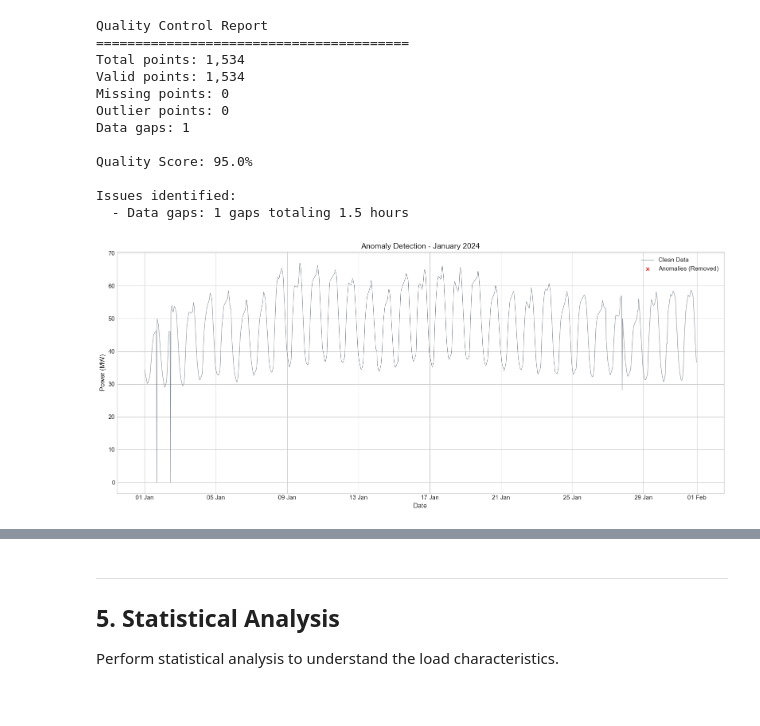
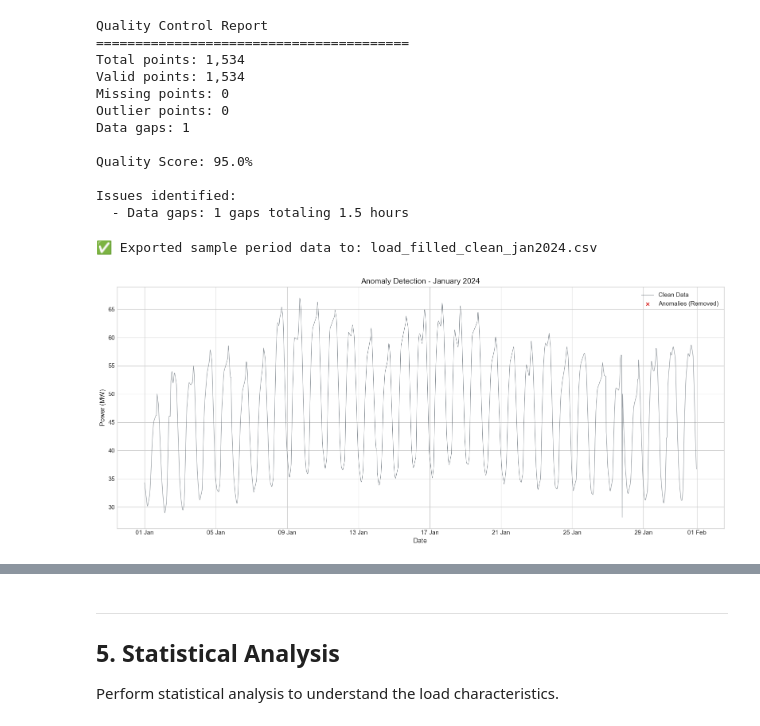
Before and after one commit to UKPN-DSO/ukpyn, a Jupyter notebook: examples/forecasting.ipynb, the cells around one changed output, grey strips where cells are left out. Cells and saved outputs as stored; diff of their text form; code cells hidden in the pictures.

```diff
--- a/examples/forecasting.ipynb
+++ b/examples/forecasting.ipynb
@@ -458,9 +448,9 @@ if len(powerflow_response.records) > 0:
         print(f"\nAggregated to substation level: {len(powerflow_df)} timestamps")
 
         # Export aggregated data to CSV as well
-        csv_filename_agg = f"powerflow_aggregated_{SELECTED_SUBSTATION.replace(' ', '_')}_{START_DATE}_to_{END_DATE}.csv"
-        powerflow_df.to_csv(csv_filename_agg)
-        print(f"✅ Saved aggregated data to: {csv_filename_agg}")
+        # csv_filename_agg = f"powerflow_aggregated_{SELECTED_SUBSTATION.replace(' ', '_')}_{START_DATE}_to_{END_DATE}.csv"
+        # powerflow_df.to_csv(csv_filename_agg)
+        # print(f"✅ Saved aggregated data to: {csv_filename_agg}")
 
         # Sanity check: compare aggregated load to transformer capacity
         if 'active_power_mw' in powerflow_df.columns:
@@ -840,0 +878,17 @@ No gaps were filled (no gaps found or all gaps exceeded max_gap_hours).
+# %%
+# Replace problematic values with NaN
+load_no_zeros = load_filled.copy()
+load_no_zeros[problematic_mask] = np.nan
+
+print(f"Replaced {problematic_mask.sum()} problematic values with NaN")
+
+# Re-fill gaps from zero/low value removal using linear interpolation
+load_filled_clean = fill_gaps(
+    load_no_zeros,
+    method='linear',
+    max_gap_hours=6.0  # Allow slightly longer interpolation for systematic issues
+)
+
+newly_filled = load_no_zeros.isna() & load_filled_clean.notna()
+print(f"Filled {newly_filled.sum()} gaps from zero/low value removal")
+print(f"Remaining NaN: {load_filled_clean.isna().sum()}")
@@ -843,9 +965,9 @@ No gaps were filled (no gaps found or all gaps exceeded max_gap_hours).
 
 Flag outliers using IQR method and create a clean dataset for forecasting.
 # %%
-# Flag outliers using IQR method
+# Flag outliers using IQR method (after zero/low value correction)
 outlier_flags = flag_outliers(
-    load_filled,
+    load_filled_clean,
     method='iqr',
     threshold=2.5
 )
@@ -854,7 +976,7 @@ n_outliers = outlier_flags.sum()
 print(f"Detected {n_outliers} outliers ({100*n_outliers/len(outlier_flags):.2f}%)")
 
 if n_outliers > 0:
-    outlier_values = load_filled[outlier_flags]
+    outlier_values = load_filled_clean[outlier_flags]
     print(f"\nOutlier statistics:")
     print(f"  Min outlier: {outlier_values.min():.2f} MW")
     print(f"  Max outlier: {outlier_values.max():.2f} MW")
@@ -898,27 +1020,29 @@ Issues identified:
 # %%
 # Visualize anomaly detection: clean data vs removed points
 fig, ax = plt.subplots(figsize=(16, 7))
 
 # Sample data for visualization (monthly sample for clarity)
-sample_period = load_filled['2024-01':'2024-01']  # January 2024
+sample_period = load_filled_clean['2024-01':'2024-01']  # January 2024
+
 sample_outliers = outlier_flags['2024-01':'2024-01']
 
 # Plot clean data
 clean_data = sample_period[~sample_outliers]
 ax.plot(clean_data.index, clean_data.values,
         color=COLORS['secondary'], linewidth=0.8, alpha=0.8, label='Clean Data')
 
 # Plot outliers
 outlier_data = sample_period[sample_outliers]
 ax.scatter(outlier_data.index, outlier_data.values,
            color=COLORS['anomalies'], s=30, zorder=5, label='Anomalies (Removed)', marker='x')
 
 ax.set_xlabel('Date')
 ax.set_ylabel('Power (MW)')
 ax.set_title('Anomaly Detection - January 2024')
 ax.legend(loc='upper right')
 ax.xaxis.set_major_formatter(mdates.DateFormatter('%d %b'))
 plt.tight_layout()
 plt.show()
 # %% [output]
+✅ Exported sample period data to: load_filled_clean_jan2024.csv
-[figure, old version]
+[figure, new version]
```
Also changed, not shown: parts of 29 cells of this notebook, 4 other files.
